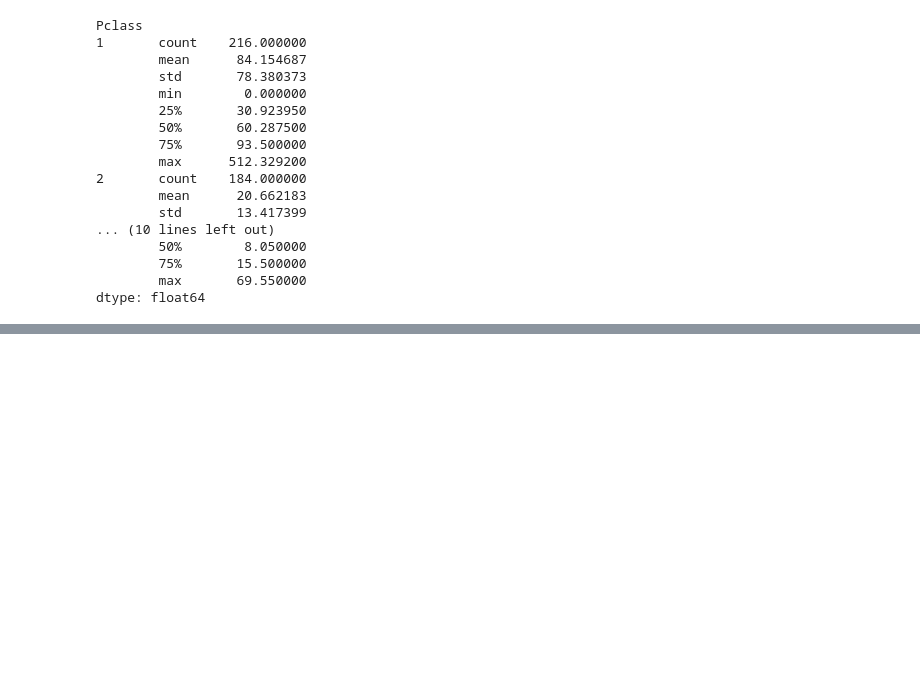
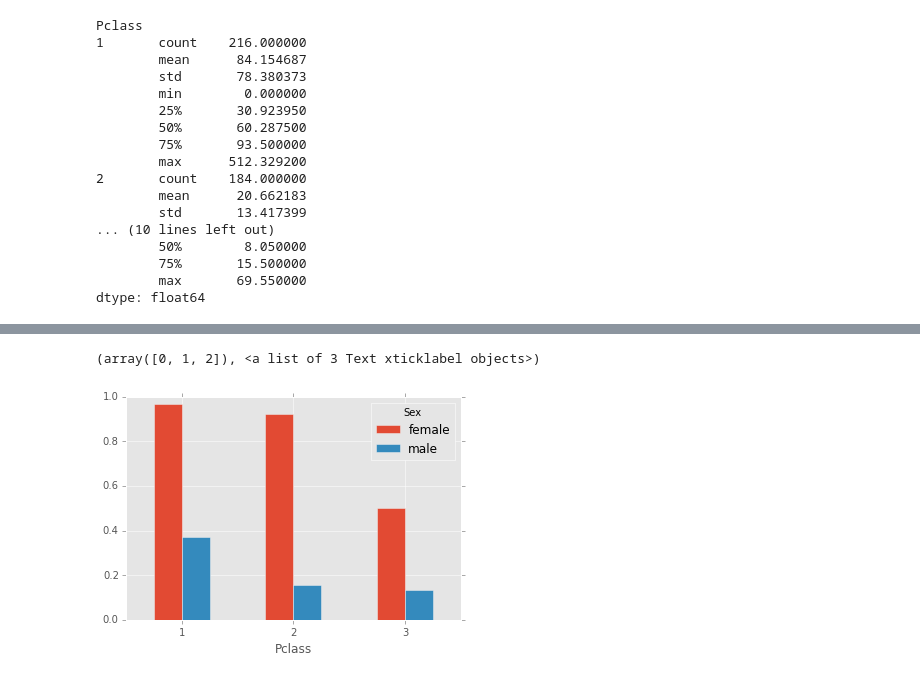
Before and after one commit to story645/ccny_software_carpentary, a Jupyter notebook: afternoon_session.ipynb, the cells around one changed output, grey strips where cells are left out. Saved outputs shown, nothing was run; the diff lists cells and outputs as text; code cells hidden in the pictures; blank space fills up the shorter version.

```diff
--- a/afternoon_session.ipynb
+++ b/afternoon_session.ipynb
@@ -937,0 +1003,6 @@ train.groupby(['Pclass', 'Sex'])['Survived']
+# %%
+pivot_pclass_sex.plot(kind='bar')
+plt.xticks(rotation=0) #fix the xtick labels by rotating them
+# %% [output]
+(array([0, 1, 2]), <a list of 3 Text xticklabel objects>)
+[figure, added]
```
Also changed, not shown: parts of 9 cells of this notebook.
